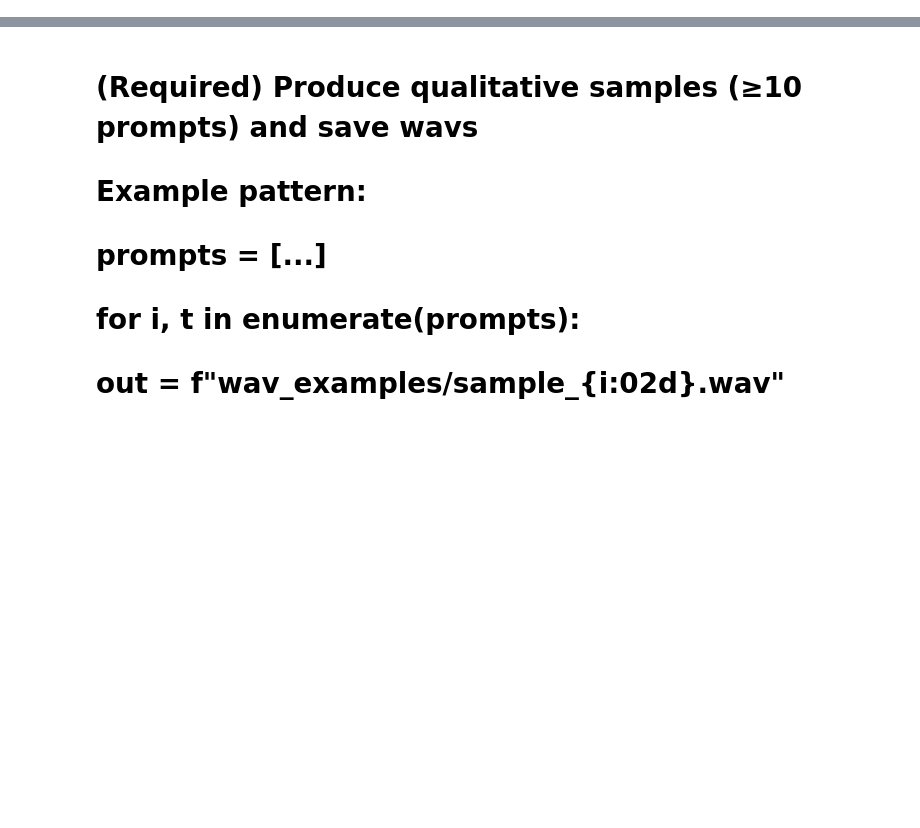
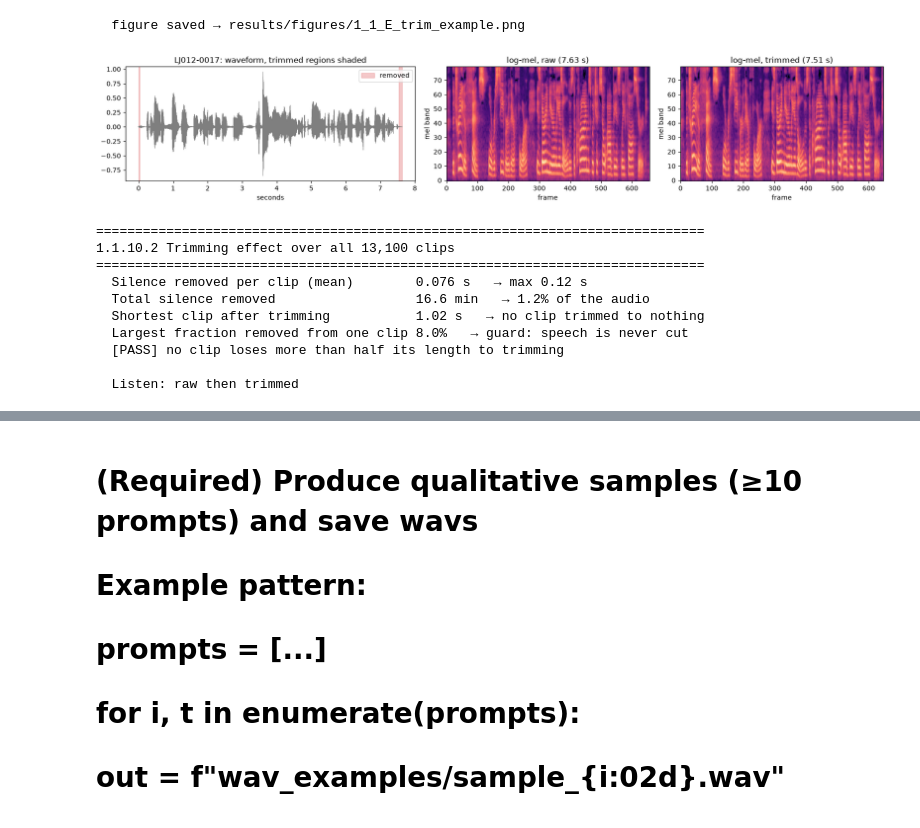
Before and after one commit to 1rn19cs176varunalingam/ARTI5001-A3-TTS, a Jupyter notebook: notebook/A3_final.ipynb, the cells around one changed output, grey strips where cells are left out. Cells and saved outputs as stored; diff of their text form; code cells hidden in the pictures; blank space fills up the shorter version.

```diff
--- a/notebook/A3_final.ipynb
+++ b/notebook/A3_final.ipynb
@@ -1334,0 +976,41 @@ if __name__ == "__main__":
+# %%
+# 1.1.10.2 Trimming: before/after on one clip + an over-trimming guard over the whole dataset
+import tts.audio as A; importlib.reload(A)
+assert (A.SR, A.N_FFT, A.HOP, A.N_MELS, A.FMAX, A.TOP_DB) == (AUDIO_CFG["sr"], AUDIO_CFG["n_fft"], AUDIO_CFG["hop_length"],
+                                                              AUDIO_CFG["n_mels"], AUDIO_CFG["fmax"], AUDIO_CFG["top_db"])
+ex = meta.loc[(meta.lead_sil_s + meta.trail_sil_s).idxmax()]                  # clip with the most edge silence
+y_raw, y_trim = A.load_wav(ex.wav_path, trim=False), A.load_wav(ex.wav_path)
+t = np.arange(len(y_raw)) / A.SR
+
+fig, ax = plt.subplots(1, 3, figsize=(17, 3.4), gridspec_kw={"width_ratios": [2, 1.4, 1.4]})
+ax[0].plot(t, y_raw, lw=0.4, color="tab:gray")
+ax[0].axvspan(0, ex.lead_sil_s, color="tab:red", alpha=0.25, label="removed")
+ax[0].axvspan(ex.dur_s - ex.trail_sil_s, ex.dur_s, color="tab:red", alpha=0.25)
+ax[0].set(title=f"{ex.id}: waveform, trimmed regions shaded", xlabel="seconds"); ax[0].legend(loc="upper right")
+for a, y, name in ((ax[1], y_raw, "raw"), (ax[2], y_trim, "trimmed")):
+    a.imshow(A.mel_spectrogram(y).numpy(), origin="lower", aspect="auto", cmap="magma")
+    a.set(title=f"log-mel, {name} ({len(y) / A.SR:.2f} s)", xlabel="frame", ylabel="mel band")
+plt.tight_layout(); savefig("1_1_E_trim_example"); plt.show()
+
+removed = meta.dur_s - meta.trimmed_dur_s                                     # seconds removed per clip (from §1.1.7)
+banner("1.1.10.2 Trimming effect over all 13,100 clips")
+kv("Silence removed per clip (mean)", f"{removed.mean():.3f} s", f"max {removed.max():.2f} s")
+kv("Total silence removed", f"{removed.sum() / 60:.1f} min", f"{removed.sum() / meta.dur_s.sum():.1%} of the audio")
+kv("Shortest clip after trimming", f"{meta.trimmed_dur_s.min():.2f} s", "no clip trimmed to nothing")
+kv("Largest fraction removed from one clip", f"{(removed / meta.dur_s).max():.1%}", "guard: speech is never cut")
+check((removed / meta.dur_s).max() < 0.5, "no clip loses more than half its length to trimming")
+print("\n  Listen: raw then trimmed")
+display(Audio(y_raw, rate=A.SR)); display(Audio(y_trim, rate=A.SR))
+# %% [output]
+  figure saved → results/figures/1_1_E_trim_example.png
+[figure, added]
+==============================================================================
+1.1.10.2 Trimming effect over all 13,100 clips
+==============================================================================
+  Silence removed per clip (mean)        0.076 s   → max 0.12 s
+  Total silence removed                  16.6 min   → 1.2% of the audio
+  Shortest clip after trimming           1.02 s   → no clip trimmed to nothing
+  Largest fraction removed from one clip 8.0%   → guard: speech is never cut
+  [PASS] no clip loses more than half its length to trimming
+
+  Listen: raw then trimmed
```
Also changed, not shown: parts of 100 cells of this notebook, 18 other files.
